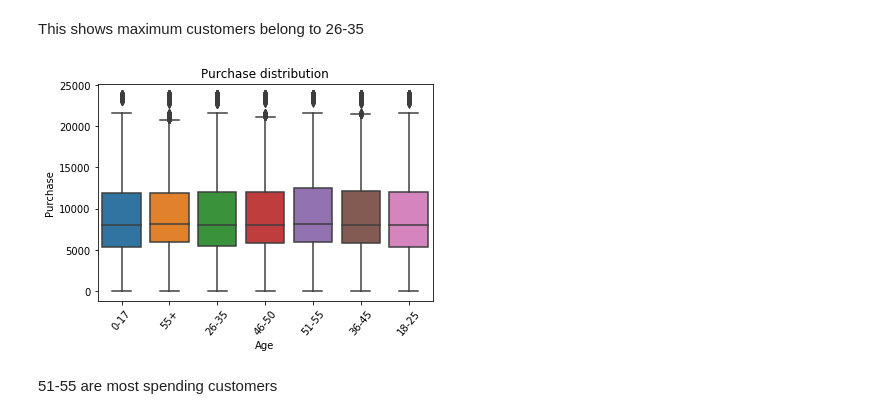
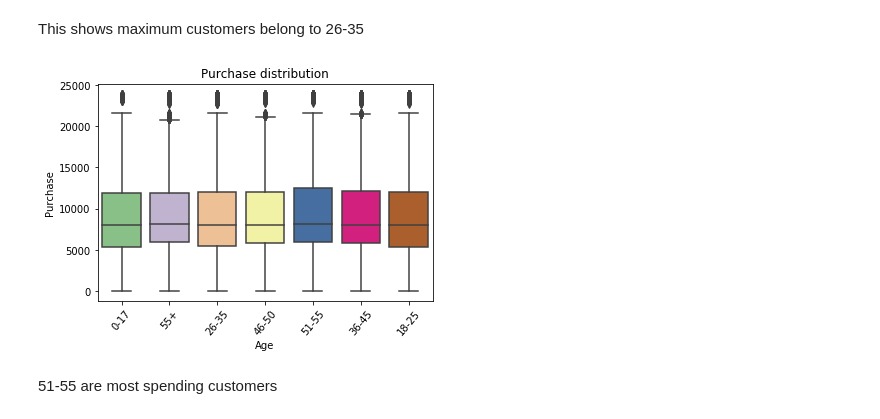
Before and after one commit to siddharthjain1611/Black_Friday_Analytics-Vidhya, a Jupyter notebook: black_friday_kernel.ipynb, the cells around one changed output. Drawn from its saved outputs; the diff is of its cells as text; code cells hidden in the pictures.

```diff
--- a/black_friday_kernel.ipynb
+++ b/black_friday_kernel.ipynb
@@ -23,11 +33,11 @@ Text(0.5, 1.0, 'Age distribution of all customers')
 # %% [markdown]
 This shows maximum customers belong to 26-35
 # %%
-sns.boxplot(x = 'Age', y = 'Purchase', data = df )
+sns.boxplot(x = 'Age', y = 'Purchase', data = df,palette='Accent' )
 plt.title('Purchase distribution')
 plt.xticks(rotation=50)
 plt.show()
 # %% [output]
-[figure, old version]
+[figure, new version]
 # %% [markdown]
 51-55 are most spending customers
```
Also changed, not shown: parts of 20 cells of this notebook.
